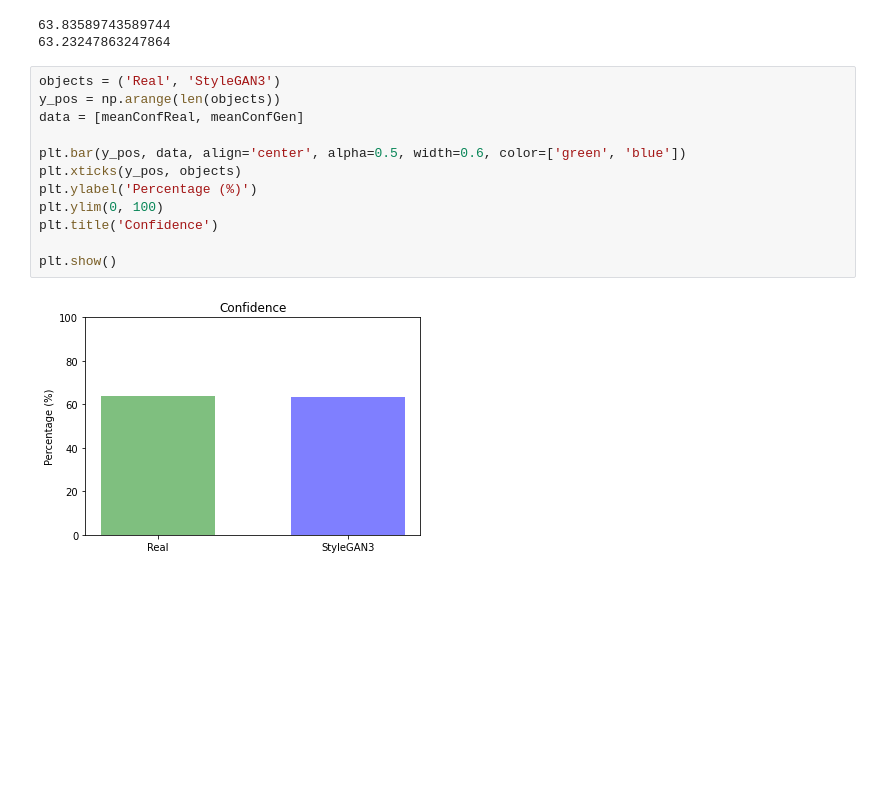
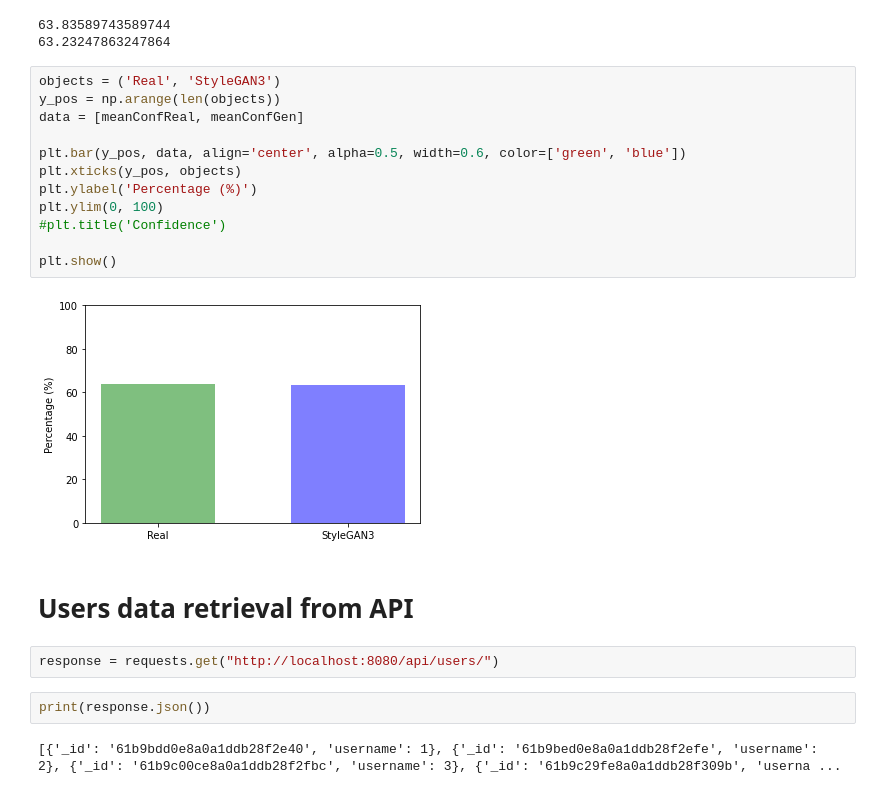
Before and after one commit to emanuelebeozzo/stylegan3-perceptual-test, a Jupyter notebook: data_analysis.ipynb, the cells around one changed output. Cells and saved outputs as stored; diff of their text form; blank space fills up the shorter version.

```diff
--- a/data_analysis.ipynb
+++ b/data_analysis.ipynb
@@ -317,14 +317,22 @@ print(meanConfGen)
 # %%
 objects = ('Real', 'StyleGAN3')
 y_pos = np.arange(len(objects))
 data = [meanConfReal, meanConfGen]
 
 plt.bar(y_pos, data, align='center', alpha=0.5, width=0.6, color=['green', 'blue'])
 plt.xticks(y_pos, objects)
 plt.ylabel('Percentage (%)')
 plt.ylim(0, 100)
-plt.title('Confidence')
+#plt.title('Confidence')
 
 plt.show()
 # %% [output]
-[figure, old version]
+[figure, new version]
+# %% [markdown]
+# Users data retrieval from API
+# %%
+response = requests.get("http://localhost:8080/api/users/")
+# %%
+print(response.json())
+# %% [output]
+[{'_id': '61b9bdd0e8a0a1ddb28f2e40', 'username': 1}, {'_id': '61b9bed0e8a0a1ddb28f2efe', 'username': 2}, {'_id': '61b9c00ce8a0a1ddb28f2fbc', 'username': 3}, {'_id': '61b9c29fe8a0a1ddb28f309b', 'userna ...
```
Also changed, not shown: parts of 33 cells of this notebook, 4 other files.
